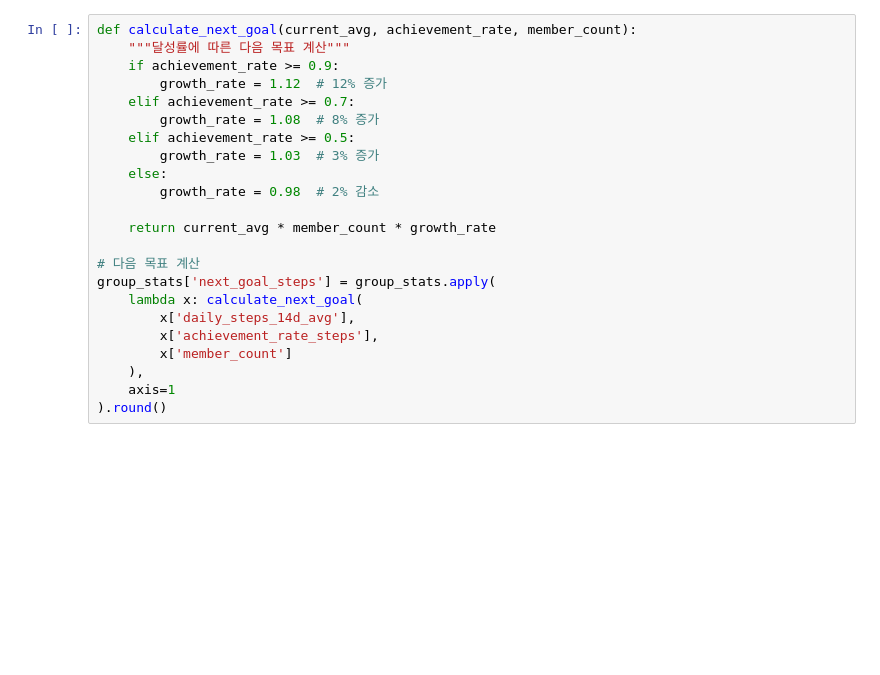
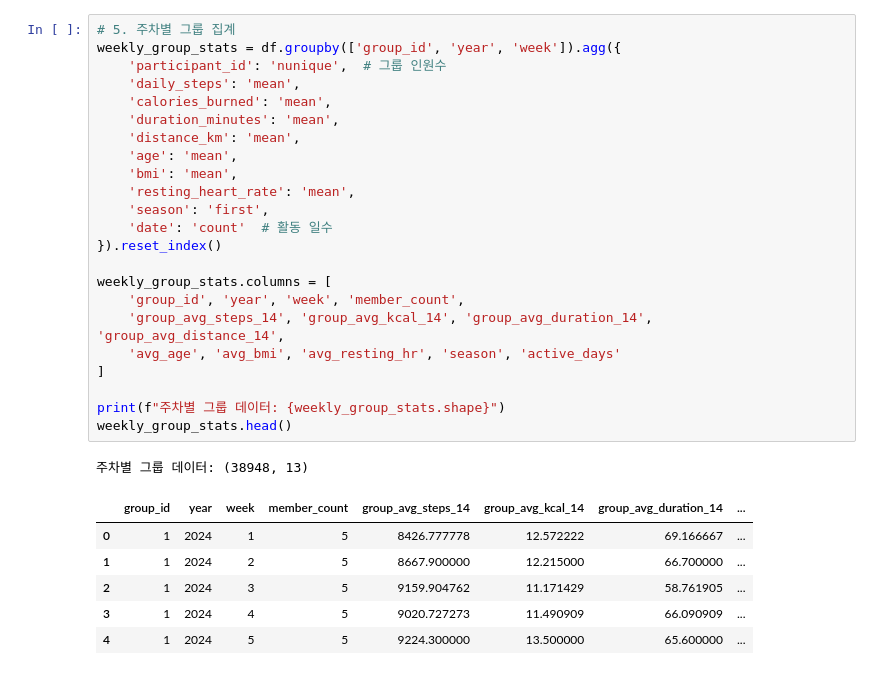
Before and after one commit to 0324skdus/ssafy-final-LinkCare, a Jupyter notebook: AI/notebooks/02_feature_engineering.ipynb, the cells around one changed output. Drawn from its saved outputs; the diff is of its cells as text; blank space fills up the shorter version.

```diff
--- a/AI/notebooks/02_feature_engineering.ipynb
+++ b/AI/notebooks/02_feature_engineering.ipynb
@@ -72,24 +154,32 @@ group_stats['achievement_rate_steps'] = (
 # %%
-def calculate_next_goal(current_avg, achievement_rate, member_count):
-    """달성률에 따른 다음 목표 계산"""
-    if achievement_rate >= 0.9:
-        growth_rate = 1.12  # 12% 증가
-    elif achievement_rate >= 0.7:
-        growth_rate = 1.08  # 8% 증가
-    elif achievement_rate >= 0.5:
-        growth_rate = 1.03  # 3% 증가
-    else:
-        growth_rate = 0.98  # 2% 감소
+# 5. 주차별 그룹 집계
+weekly_group_stats = df.groupby(['group_id', 'year', 'week']).agg({
+    'participant_id': 'nunique',  # 그룹 인원수
+    'daily_steps': 'mean',
+    'calories_burned': 'mean',
+    'duration_minutes': 'mean',
+    'distance_km': 'mean',
+    'age': 'mean',
+    'bmi': 'mean',
+    'resting_heart_rate': 'mean',
+    'season': 'first',
+    'date': 'count'  # 활동 일수
+}).reset_index()
 
-    return current_avg * member_count * growth_rate
+weekly_group_stats.columns = [
+    'group_id', 'year', 'week', 'member_count',
+    'group_avg_steps_14', 'group_avg_kcal_14', 'group_avg_duration_14', 'group_avg_distance_14',
+    'avg_age', 'avg_bmi', 'avg_resting_hr', 'season', 'active_days'
+]
 
-# 다음 목표 계산
-group_stats['next_goal_steps'] = group_stats.apply(
-    lambda x: calculate_next_goal(
-        x['daily_steps_14d_avg'],
-        x['achievement_rate_steps'],
-        x['member_count']
-    ),
-    axis=1
-).round()
+print(f"주차별 그룹 데이터: {weekly_group_stats.shape}")
+weekly_group_stats.head()
+# %% [output]
+주차별 그룹 데이터: (38948, 13)
+|  | group_id | year | week | member_count | group_avg_steps_14 | group_avg_kcal_14 | group_avg_duration_14 | ... |
+| 0 | 1 | 2024 | 1 | 5 | 8426.777778 | 12.572222 | 69.166667 | ... |
+| 1 | 1 | 2024 | 2 | 5 | 8667.900000 | 12.215000 | 66.700000 | ... |
+| 2 | 1 | 2024 | 3 | 5 | 9159.904762 | 11.171429 | 58.761905 | ... |
+| 3 | 1 | 2024 | 4 | 5 | 9020.727273 | 11.490909 | 66.090909 | ... |
+| 4 | 1 | 2024 | 5 | 5 | 9224.300000 | 13.500000 | 65.600000 | ... |
 # %%
```
Also changed, not shown: parts of 11 cells of this notebook, 12 other files.
